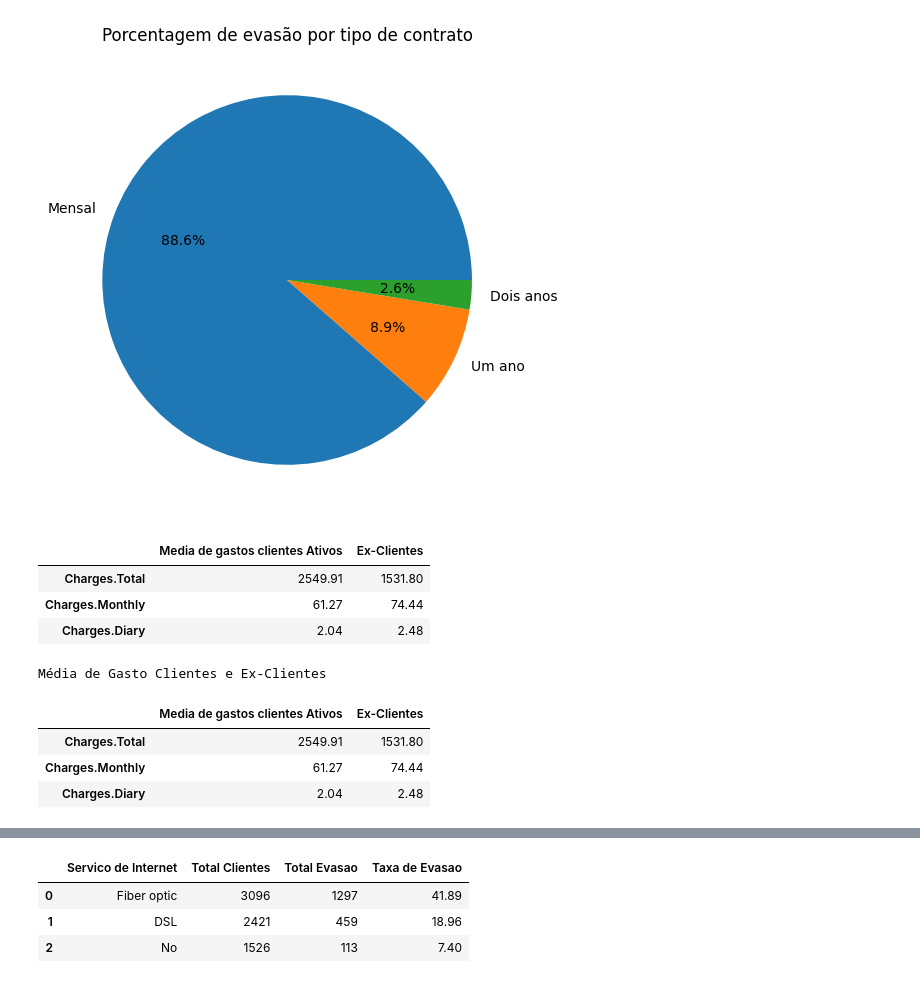
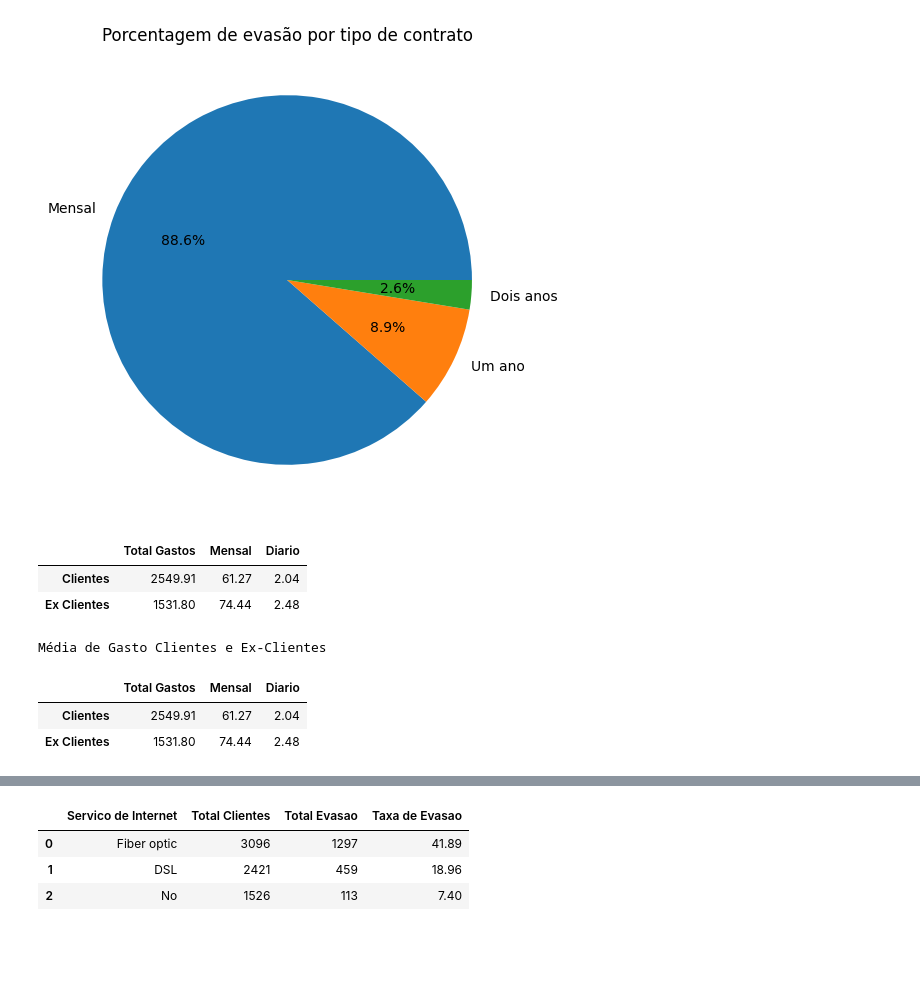
Before and after one commit to AntonioBMesquita/Challenge-Telecomx, a Jupyter notebook: TelecomX_BR.ipynb, the cells around one changed output, grey strips where cells are left out. Saved outputs shown, nothing was run; the diff lists cells and outputs as text; code cells hidden in the pictures; blank space fills up the shorter version.

```diff
--- a/TelecomX_BR.ipynb
+++ b/TelecomX_BR.ipynb
@@ -476,14 +482,13 @@ plt.show()
 # %%
 media_gastos = dados_normalizados.groupby('Churn')[['Charges.Total', 'Charges.Monthly', 'Charges.Diary']
 ].mean().round(2)
-media_gastos = media_gastos.T
-media_gastos.columns= ['Media de gastos clientes Ativos', 'Ex-Clientes']
+media_gastos.index = ['Clientes', 'Ex Clientes']
+media_gastos.columns = ['Total Gastos', 'Mensal', 'Diario']
 media_gastos
 # %% [output]
-|  | Media de gastos clientes Ativos | Ex-Clientes |
-| Charges.Total | 2549.91 | 1531.80 |
-| Charges.Monthly | 61.27 | 74.44 |
-| Charges.Diary | 2.04 | 2.48 |
+|  | Total Gastos | Mensal | Diario |
+| Clientes | 2549.91 | 61.27 | 2.04 |
+| Ex Clientes | 1531.80 | 74.44 | 2.48 |
 # %%
 s_media_gastos = media_gastos.style
 s_media_gastos.format('{:.2f}')
@@ -507,7 +512,6 @@ s_media_gastos.set_table_styles([cabecalho,celulas,caption])
 s_media_gastos
 # %% [output]
 Média de Gasto Clientes e Ex-Clientes
-|  | Media de gastos clientes Ativos | Ex-Clientes |
-| Charges.Total | 2549.91 | 1531.80 |
-| Charges.Monthly | 61.27 | 74.44 |
-| Charges.Diary | 2.04 | 2.48 |
+|  | Total Gastos | Mensal | Diario |
+| Clientes | 2549.91 | 61.27 | 2.04 |
+| Ex Clientes | 1531.80 | 74.44 | 2.48 |
```
Also changed, not shown: parts of 7 cells of this notebook.
